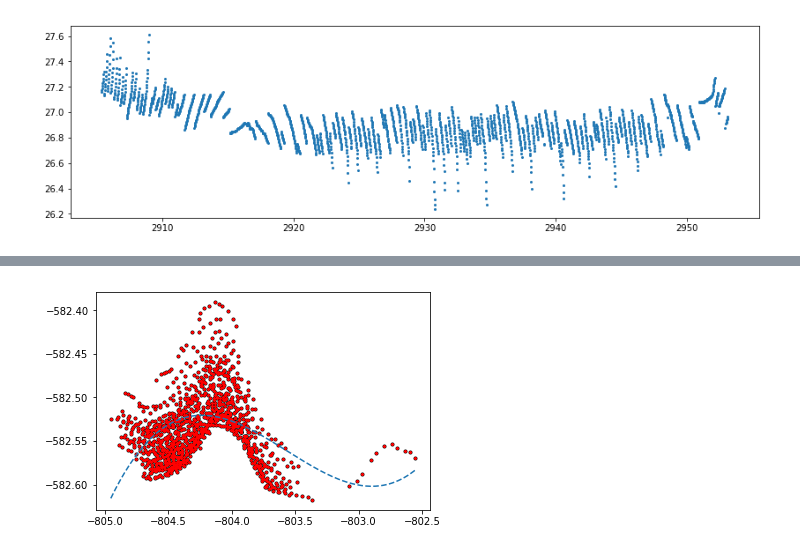
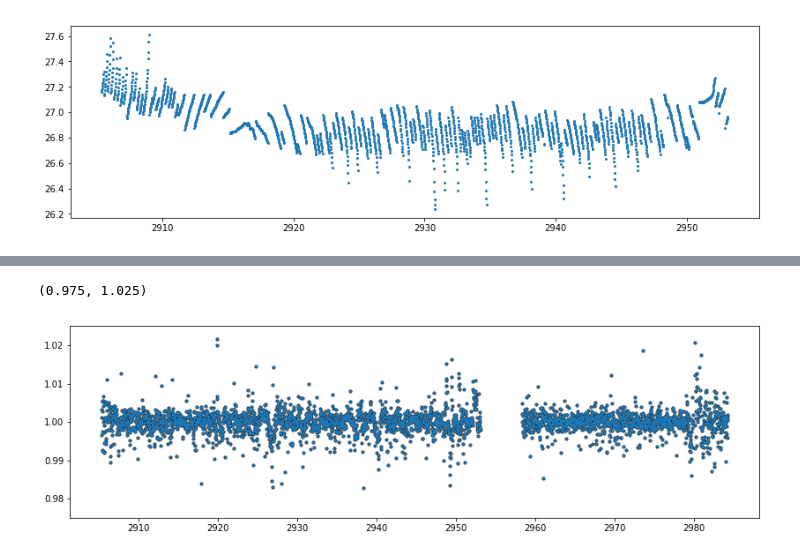
Before and after one commit to KeplerGO/pyke, a Jupyter notebook: docs/source/tutorials/ipython_notebooks/motion-correction/trappist1.ipynb, the cells around one changed output, grey strips where cells are left out. Saved outputs shown, nothing was run; the diff lists cells and outputs as text; code cells hidden in the pictures.

```diff
--- a/docs/source/tutorials/ipython_notebooks/motion-correction/trappist1.ipynb
+++ b/docs/source/tutorials/ipython_notebooks/motion-correction/trappist1.ipynb
@@ -101,4 +90,10 @@ plt.ylim([.9, 1.1])
-# %%
-sff.plot_rotated_centroids()
-# %% [output]
-[figure, removed]
+# %%
+lc = lc1.stitch(lc2)
+# %%
+plt.figure(figsize=[14, 4])
+plt.plot(lc.time, lc.flux, 'ko', markersize=3)
+plt.plot(lc.time, lc.flux, 'o', markersize=2)
+plt.ylim(.975, 1.025)
+# %% [output]
+(0.975, 1.025)
+[figure, added]
```
Also changed, not shown: parts of 14 cells of this notebook, 1 other file.
